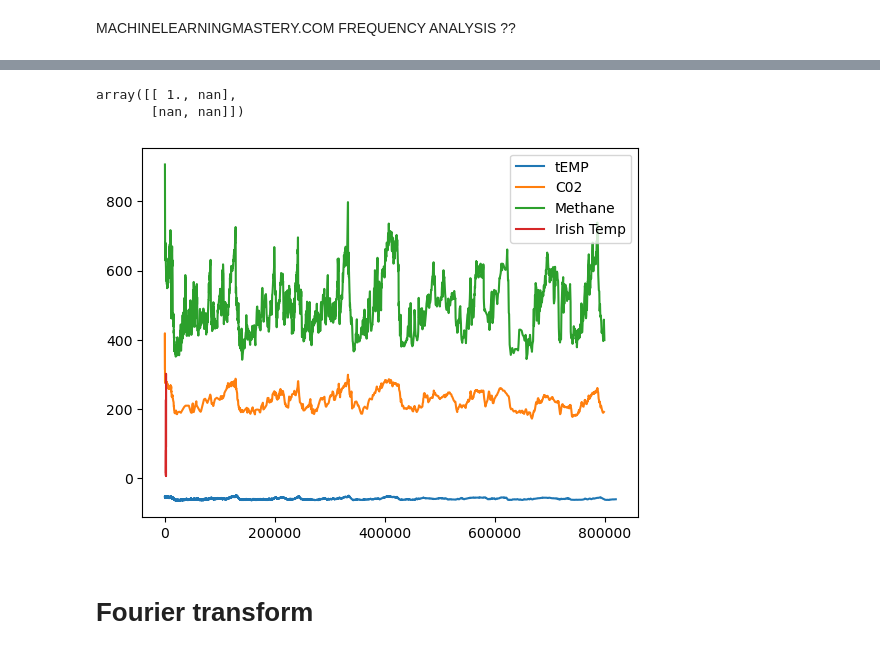
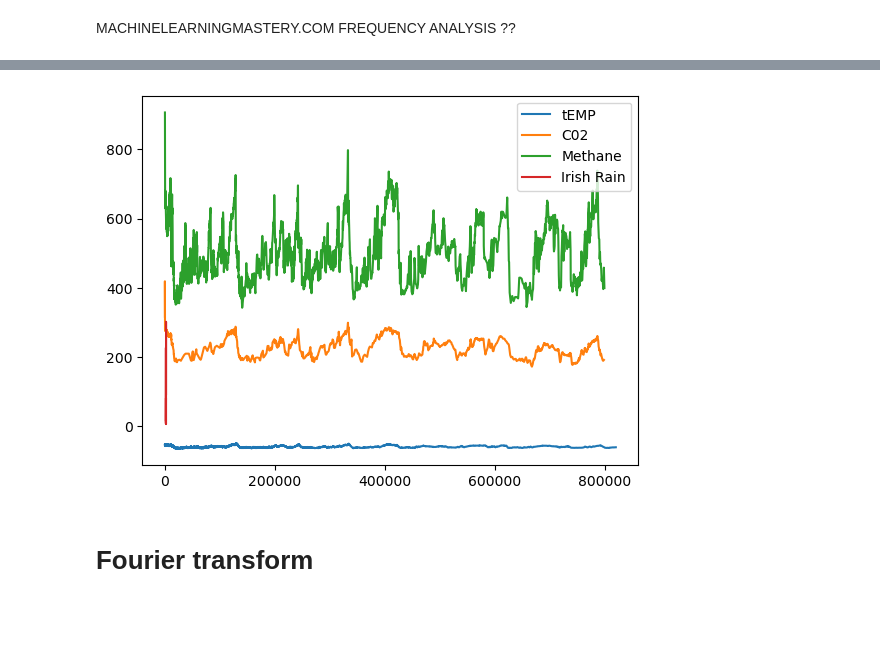
Before and after one commit to dectan/Programming-for-Data-Analysis-Project-2, a Jupyter notebook: test3.ipynb, the cells around one changed output, grey strips where cells are left out. Saved outputs shown, nothing was run; the diff lists cells and outputs as text; code cells hidden in the pictures; blank space fills up the shorter version.

```diff
--- a/test3.ipynb
+++ b/test3.ipynb
@@ -887,18 +717,12 @@ temp_noaa
-# %%
-r = np.corrcoef(co2_nature.loc[:1096,"CO2 (ppmv)"],temp_noaa.loc[:1095,"Temperature"])
-r
-# %% [output]
-array([[ 1., nan],
-       [nan, nan]])
 # %%
 plt.plot(temp_jouzel['EDC3béta'],temp_jouzel['celsius'], label = 'tEMP')
 plt.plot(co2_nature_mauna_loa['EDC3_gas_a (yr)'],co2_nature_mauna_loa['CO2 (ppmv)'], label = 'C02')
 plt.plot(df17['gas age (edc3_gas_a)'],df17['CH4 mean'], label = 'Methane')
-plt.plot(comp_irish_rainfall['Year'],comp_irish_rainfall['Median montly series'], label = 'Irish Temp')
+plt.plot(comp_irish_rainfall['Year'],comp_irish_rainfall['Median montly series'], label = 'Irish Rain')
 plt.legend()
 plt.show()
 # %% [output]
-[figure, old version]
+[figure, new version]
 # %% [markdown]
 # Fourier transform
 # %%
```
Also changed, not shown: parts of 24 cells of this notebook.
